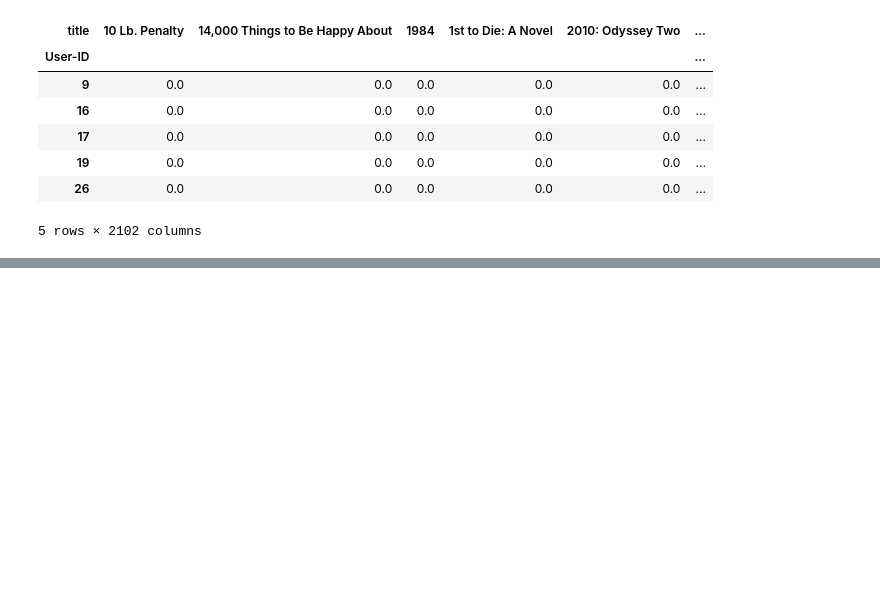
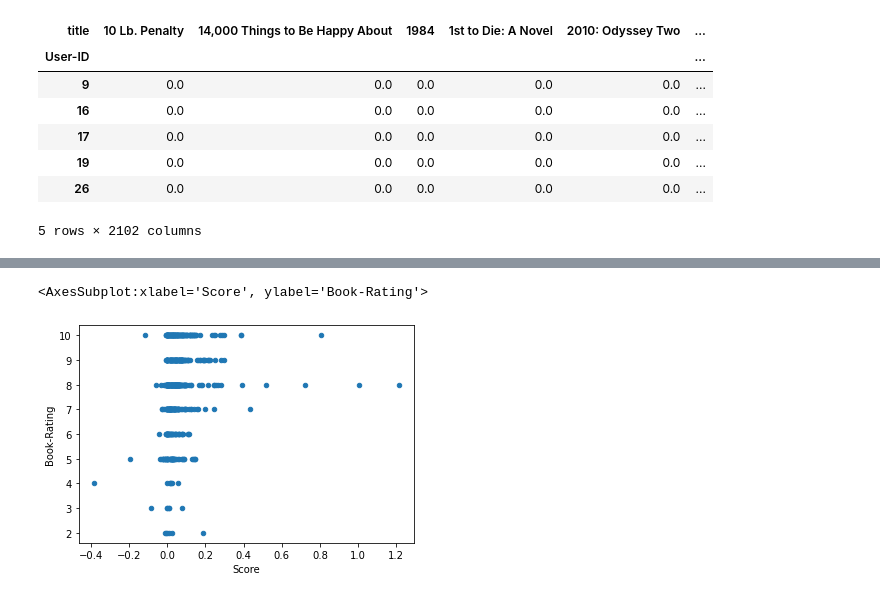
Before and after one commit to chessvojta/LOTR2, a Jupyter notebook: notebooks/collaborative.ipynb, the cells around one changed output, grey strips where cells are left out. Cells and saved outputs as stored; diff of their text form; code cells hidden in the pictures; blank space fills up the shorter version.

```diff
--- a/notebooks/collaborative.ipynb
+++ b/notebooks/collaborative.ipynb
@@ -205 +231,6 @@ See the caveats in the documentation: https://pandas.pydata.org/pandas-docs/stab
+# %%
+df_test2.plot.scatter(x='Score',y='Book-Rating')
+# %% [output]
+<AxesSubplot:xlabel='Score', ylabel='Book-Rating'>
+[figure, added]
 # %%
```
Also changed, not shown: parts of 19 cells of this notebook, 1 other file.
